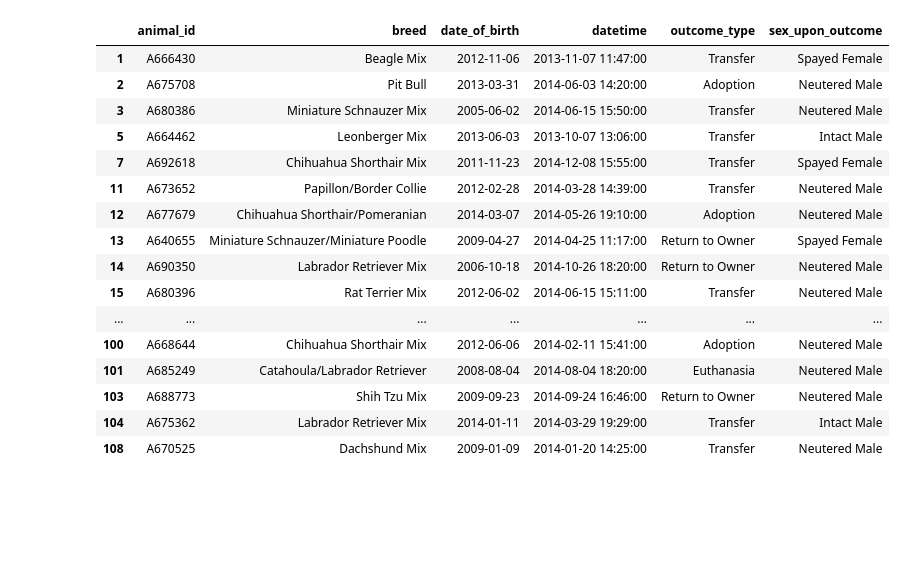
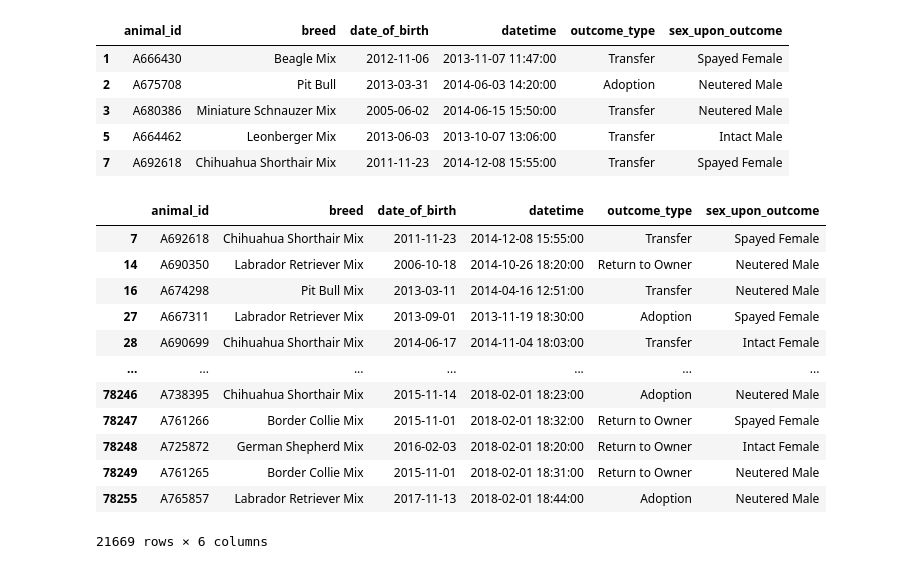
Before and after one commit to c-geisel/Animal_Shelter_Outcomes, a Jupyter notebook: Cleaning_Data.ipynb, the cells around one changed output. Cells and saved outputs as stored; diff of their text form; code cells hidden in the pictures; blank space fills up the shorter version.

```diff
--- a/Cleaning_Data.ipynb
+++ b/Cleaning_Data.ipynb
@@ -1,7 +1,7 @@
 # %%
 import pandas as pd
-
-df = pd.read_csv("aac_shelter_outcomes.csv")
+import numpy as np
+df = pd.read_csv("raw data/aac_shelter_outcomes.csv")
 
 df.head()
 # %% [output]
@@ -58,23 +58,31 @@ dfdogs_cleaned.head(15)
 # %%
 dfdogs_cleaned["date_of_birth"] = pd.to_datetime(dfdogs_cleaned["date_of_birth"])
 dfdogs_cleaned["datetime"] = pd.to_datetime(dfdogs_cleaned["datetime"])
-
-dfdogs_cleaned.head(60)
+dfdogs_cleaned.head()
 # %% [output]
 |  | animal_id | breed | date_of_birth | datetime | outcome_type | sex_upon_outcome |
 | 1 | A666430 | Beagle Mix | 2012-11-06 | 2013-11-07 11:47:00 | Transfer | Spayed Female |
 | 2 | A675708 | Pit Bull | 2013-03-31 | 2014-06-03 14:20:00 | Adoption | Neutered Male |
 | 3 | A680386 | Miniature Schnauzer Mix | 2005-06-02 | 2014-06-15 15:50:00 | Transfer | Neutered Male |
 | 5 | A664462 | Leonberger Mix | 2013-06-03 | 2013-10-07 13:06:00 | Transfer | Intact Male |
 | 7 | A692618 | Chihuahua Shorthair Mix | 2011-11-23 | 2014-12-08 15:55:00 | Transfer | Spayed Female |
-| 11 | A673652 | Papillon/Border Collie | 2012-02-28 | 2014-03-28 14:39:00 | Transfer | Neutered Male |
-| 12 | A677679 | Chihuahua Shorthair/Pomeranian | 2014-03-07 | 2014-05-26 19:10:00 | Adoption | Neutered Male |
-| 13 | A640655 | Miniature Schnauzer/Miniature Poodle | 2009-04-27 | 2014-04-25 11:17:00 | Return to Owner | Spayed Female |
-| 14 | A690350 | Labrador Retriever Mix | 2006-10-18 | 2014-10-26 18:20:00 | Return to Owner | Neutered Male |
-| 15 | A680396 | Rat Terrier Mix | 2012-06-02 | 2014-06-15 15:11:00 | Transfer | Neutered Male |
-| ... | ... | ... | ... | ... | ... | ... |
-| 100 | A668644 | Chihuahua Shorthair Mix | 2012-06-06 | 2014-02-11 15:41:00 | Adoption | Neutered Male |
-| 101 | A685249 | Catahoula/Labrador Retriever | 2008-08-04 | 2014-08-04 18:20:00 | Euthanasia | Neutered Male |
-| 103 | A688773 | Shih Tzu Mix | 2009-09-23 | 2014-09-24 16:46:00 | Return to Owner | Neutered Male |
-| 104 | A675362 | Labrador Retriever Mix | 2014-01-11 | 2014-03-29 19:29:00 | Transfer | Intact Male |
-| 108 | A670525 | Dachshund Mix | 2009-01-09 | 2014-01-20 14:25:00 | Transfer | Neutered Male |
+# %%
+breedsframe =dfdogs_cleaned["breed"].value_counts().to_frame()
+breedslist = breedsframe.index
+dog_df_breeds = dfdogs_cleaned.loc[dfdogs_cleaned["breed"].isin(breedslist[0:10])]
+
+dog_df_breeds
+# %% [output]
+|  | animal_id | breed | date_of_birth | datetime | outcome_type | sex_upon_outcome |
+| 7 | A692618 | Chihuahua Shorthair Mix | 2011-11-23 | 2014-12-08 15:55:00 | Transfer | Spayed Female |
+| 14 | A690350 | Labrador Retriever Mix | 2006-10-18 | 2014-10-26 18:20:00 | Return to Owner | Neutered Male |
+| 16 | A674298 | Pit Bull Mix | 2013-03-11 | 2014-04-16 12:51:00 | Transfer | Neutered Male |
+| 27 | A667311 | Labrador Retriever Mix | 2013-09-01 | 2013-11-19 18:30:00 | Adoption | Spayed Female |
+| 28 | A690699 | Chihuahua Shorthair Mix | 2014-06-17 | 2014-11-04 18:03:00 | Transfer | Intact Female |
+| ... | ... | ... | ... | ... | ... | ... |
+| 78246 | A738395 | Chihuahua Shorthair Mix | 2015-11-14 | 2018-02-01 18:23:00 | Adoption | Neutered Male |
+| 78247 | A761266 | Border Collie Mix | 2015-11-01 | 2018-02-01 18:32:00 | Return to Owner | Spayed Female |
+| 78248 | A725872 | German Shepherd Mix | 2016-02-03 | 2018-02-01 18:20:00 | Return to Owner | Intact Female |
+| 78249 | A761265 | Border Collie Mix | 2015-11-01 | 2018-02-01 18:31:00 | Return to Owner | Neutered Male |
+| 78255 | A765857 | Labrador Retriever Mix | 2017-11-13 | 2018-02-01 18:44:00 | Adoption | Neutered Male |
+21669 rows × 6 columns
```
Also changed, not shown: parts of 14 cells of this notebook, 2 other files.
